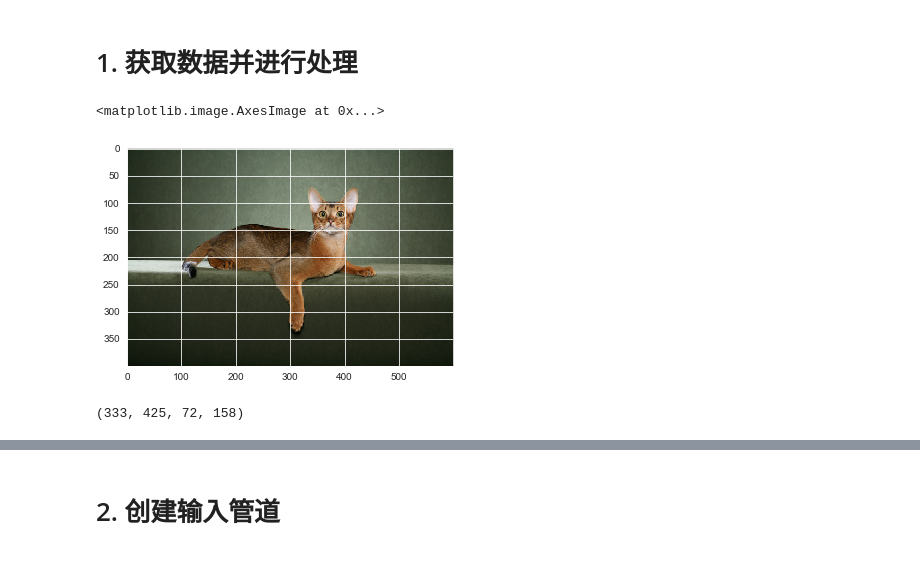
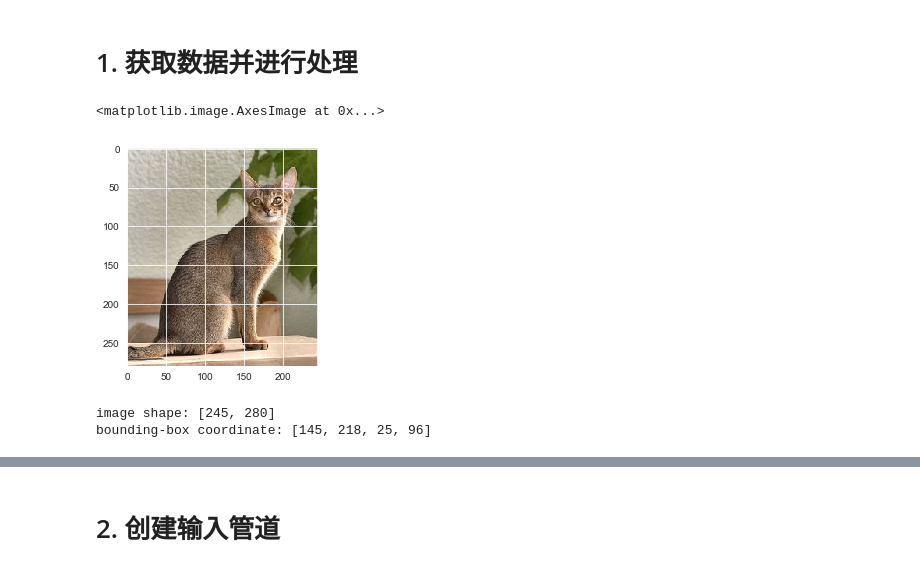
Before and after one commit to Stoooner/TensorFlow-2.0-Tutorial, a Jupyter notebook: 章节13 图像定位/课时81 常见图像处理任务.ipynb, the cells around one changed output, grey strips where cells are left out. Saved outputs shown, nothing was run; the diff lists cells and outputs as text; code cells hidden in the pictures.

```diff
--- a/章节13 图像定位/课时81 常见图像处理任务.ipynb
+++ b/章节13 图像定位/课时81 常见图像处理任务.ipynb
@@ -22,17 +17,22 @@ Tensorflow Version: 2.0.0
 # %% [markdown]
 # 1. 获取数据并进行处理
+# %%
+# 图像和标注所在的路径
+images_path = 'E:/VScode/vscode_workplace/TF2_datasets/图片定位与分割数据集/images/'
+# 该目录下存放着图像中动物头部的bounding-box的坐标以及图像的尺寸信息等
+annotations_path = 'E:/VScode/vscode_workplace/TF2_datasets/图片定位与分割数据集/annotations/xmls/'
 # %%
-images_path = 'D:/BaiduNetdiskDownload/日月光华-tensorflow资料/数据集/图片定位与分割数据集/images/'
-annotations_path = 'D:/BaiduNetdiskDownload/日月光华-tensorflow资料/数据集/图片定位与分割数据集/annotations/xmls/'
-image_name = 'Abyssinian_1.jpg'
-img = tf.io.read_file(data_path + image_name)
+# 首先查看一张图片的样子
+image_name = 'Abyssinian_13.jpg'
+img = tf.io.read_file(images_path + image_name)
 img = tf.image.decode_jpeg(img)
 plt.imshow(img)
 # %% [output]
 <matplotlib.image.AxesImage at 0x...>
-[figure, old version]
+[figure, new version]
 # %%
-annotation_xml = open(annotations_path + 'Abyssinian_1.xml').read()
+# 使用etree解析xml文件
+annotation_xml = open(annotations_path + 'Abyssinian_13.xml').read()
 sel = etree.HTML(annotation_xml)
 # 解析xml文件中图片的宽度和高度
 width = int(sel.xpath('//size/width/text()')[0])
@@ -42,7 +42,9 @@ x_min = int(sel.xpath('//bndbox/xmin/text()')[0])
 x_max = int(sel.xpath('//bndbox/xmax/text()')[0])
 y_min = int(sel.xpath('//bndbox/ymin/text()')[0])
 y_max = int(sel.xpath('//bndbox/ymax/text()')[0])
-x_min, x_max, y_min, y_max
+print("image shape: [%i, %i]"%(width, height))
+print("bounding-box coordinate: [%i, %i, %i, %i]"%(x_min, x_max, y_min, y_max))
 # %% [output]
-(333, 425, 72, 158)
+image shape: [245, 280]
+bounding-box coordinate: [145, 218, 25, 96]
 # %%
```
Also changed, not shown: parts of 13 cells of this notebook, 1 other file.
